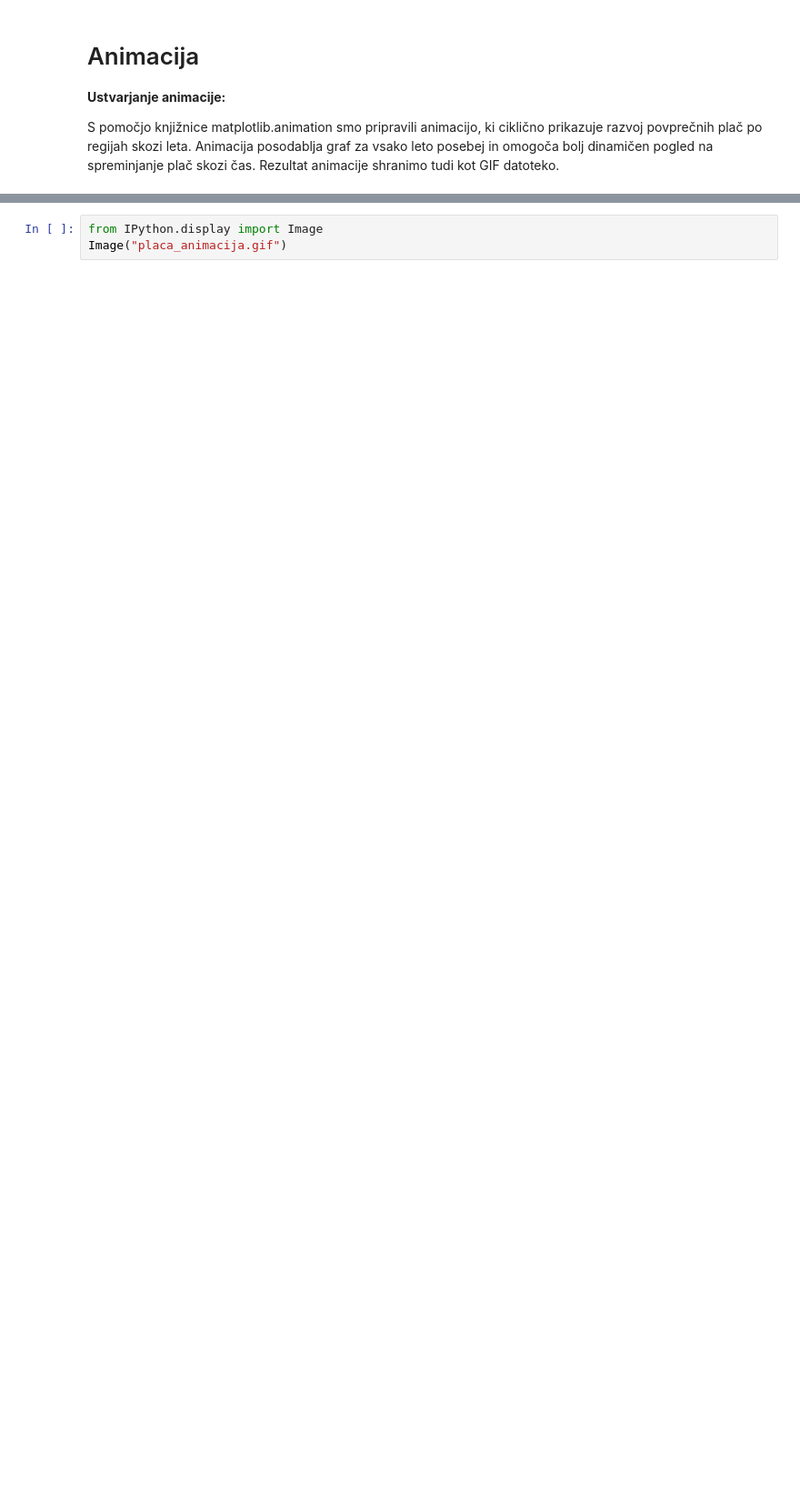
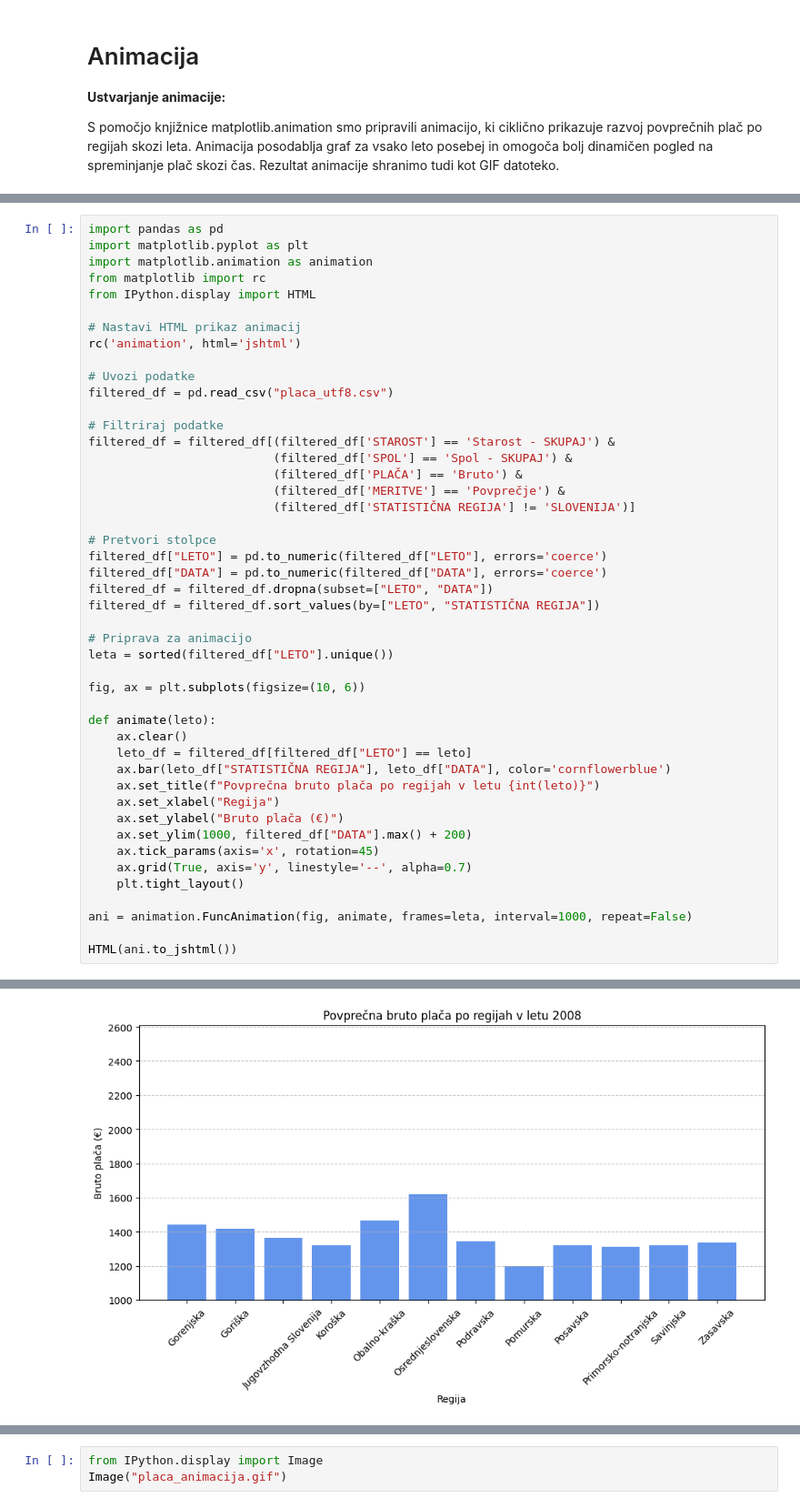
Before and after one commit to KraljMiha/PR2510, a Jupyter notebook: Analiza.ipynb, the cells around one changed output, grey strips where cells are left out. Shown at 91% size. Drawn from its saved outputs; the diff is of its cells as text; blank space fills up the shorter version.

```diff
--- a/Analiza.ipynb
+++ b/Analiza.ipynb
@@ -221,0 +174,47 @@ ani.save("placa_animacija.gif", writer="pillow", fps=1)
+# %%
+import pandas as pd
+import matplotlib.pyplot as plt
+import matplotlib.animation as animation
+from matplotlib import rc
+from IPython.display import HTML
+
+# Nastavi HTML prikaz animacij
+rc('animation', html='jshtml')
+
+# Uvozi podatke
+filtered_df = pd.read_csv("placa_utf8.csv")
+
+# Filtriraj podatke
+filtered_df = filtered_df[(filtered_df['STAROST'] == 'Starost - SKUPAJ') &
+                          (filtered_df['SPOL'] == 'Spol - SKUPAJ') &
+                          (filtered_df['PLAČA'] == 'Bruto') &
+                          (filtered_df['MERITVE'] == 'Povprečje') &
+                          (filtered_df['STATISTIČNA REGIJA'] != 'SLOVENIJA')]
+
+# Pretvori stolpce
+filtered_df["LETO"] = pd.to_numeric(filtered_df["LETO"], errors='coerce')
+filtered_df["DATA"] = pd.to_numeric(filtered_df["DATA"], errors='coerce')
+filtered_df = filtered_df.dropna(subset=["LETO", "DATA"])
+filtered_df = filtered_df.sort_values(by=["LETO", "STATISTIČNA REGIJA"])
+
+# Priprava za animacijo
+leta = sorted(filtered_df["LETO"].unique())
+
+fig, ax = plt.subplots(figsize=(10, 6))
+
+def animate(leto):
+    ax.clear()
+    leto_df = filtered_df[filtered_df["LETO"] == leto]
+    ax.bar(leto_df["STATISTIČNA REGIJA"], leto_df["DATA"], color='cornflowerblue')
+    ax.set_title(f"Povprečna bruto plača po regijah v letu {int(leto)}")
+    ax.set_xlabel("Regija")
+    ax.set_ylabel("Bruto plača (€)")
+    ax.set_ylim(1000, filtered_df["DATA"].max() + 200)
+    ax.tick_params(axis='x', rotation=45)
+    ax.grid(True, axis='y', linestyle='--', alpha=0.7)
+    plt.tight_layout()
+
+ani = animation.FuncAnimation(fig, animate, frames=leta, interval=1000, repeat=False)
+
+HTML(ani.to_jshtml())
+# %% [output]
@@ -221,0 +223 @@ ani.save("placa_animacija.gif", writer="pillow", fps=1)
+[figure, added]
```
Also changed, not shown: parts of 5 cells of this notebook.
